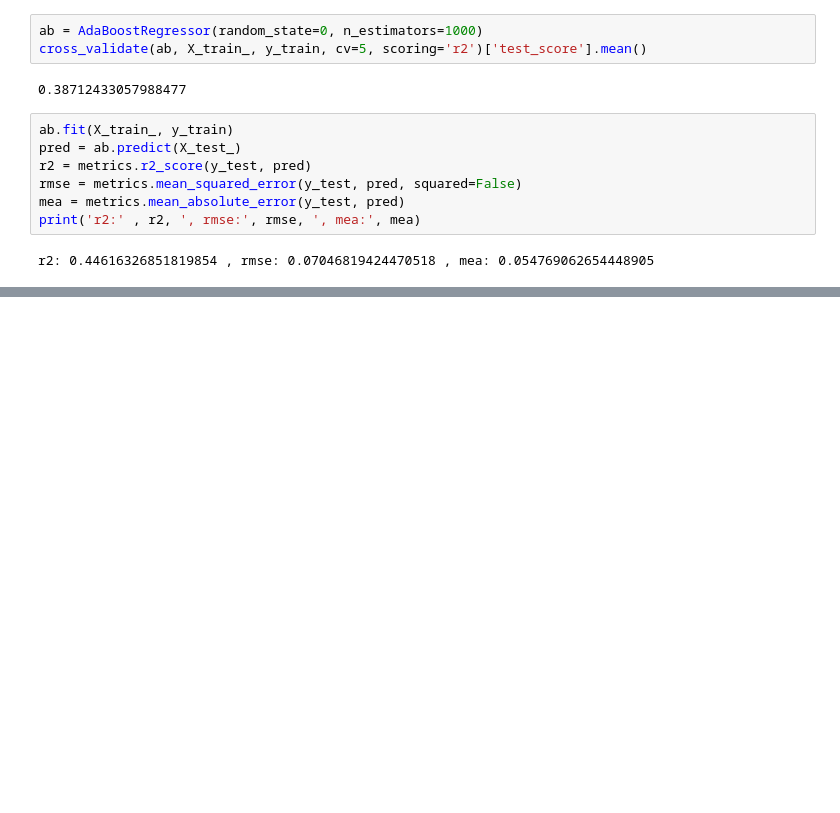
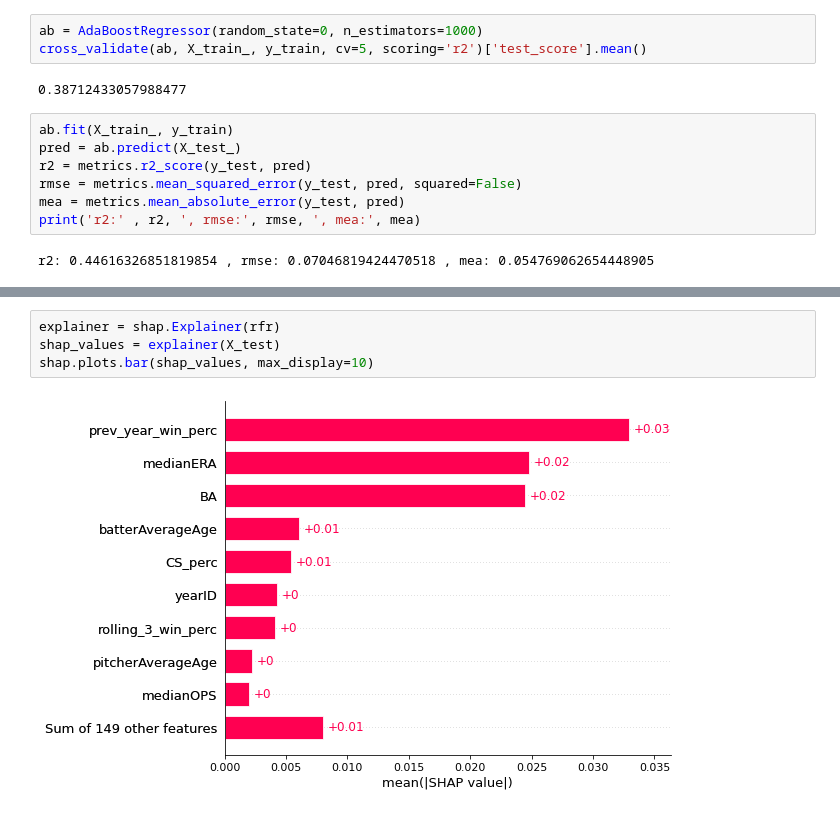
Before and after one commit to ShaliniR8/lahman-mlb, a Jupyter notebook: Models.ipynb, the cells around one changed output, grey strips where cells are left out. Saved outputs shown, nothing was run; the diff lists cells and outputs as text; blank space fills up the shorter version.

```diff
--- a/Models.ipynb
+++ b/Models.ipynb
@@ -150,0 +284,6 @@ r2: 0.44616326851819854 , rmse: 0.07046819424470518 , mea: 0.054769062654448905
+# %%
+explainer = shap.Explainer(rfr)
+shap_values = explainer(X_test)
+shap.plots.bar(shap_values, max_display=10)
+# %% [output]
+[figure, added]
```
Also changed, not shown: parts of 34 cells of this notebook.
